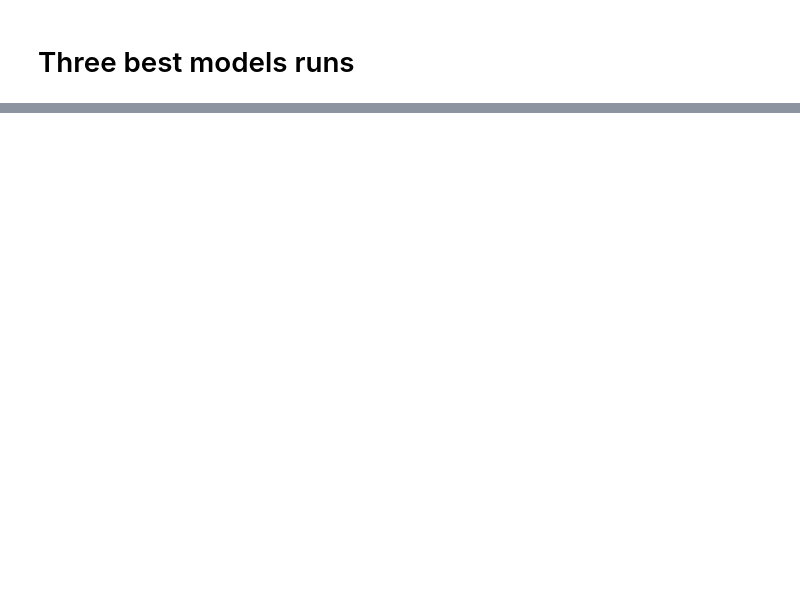
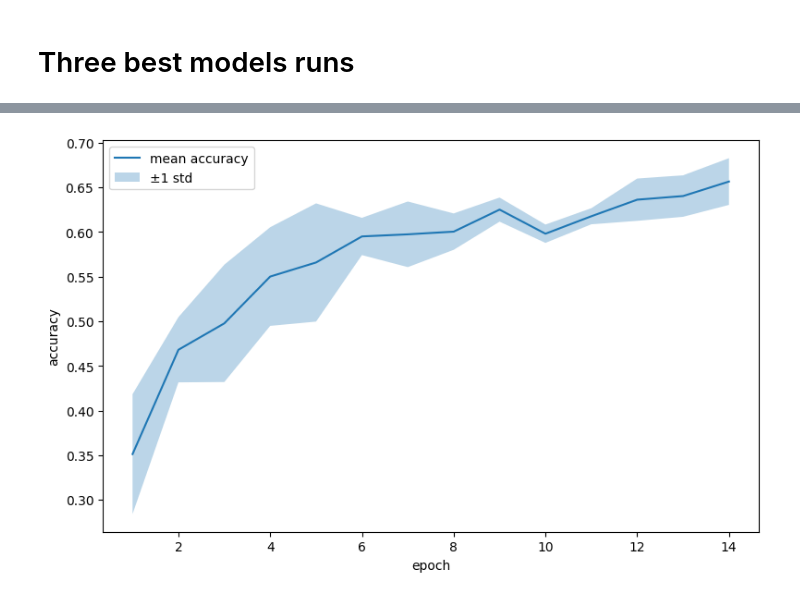
Before and after one commit to PulyaPolya/genres, a Jupyter notebook: ast_model/visualisations_hpo.ipynb, the cells around one changed output, grey strips where cells are left out. Cells and saved outputs as stored; diff of their text form; code cells hidden in the pictures; blank space fills up the shorter version.

```diff
--- a/ast_model/visualisations_hpo.ipynb
+++ b/ast_model/visualisations_hpo.ipynb
@@ -584,0 +594,36 @@ plt.show()
+# %%
+import matplotlib
+import matplotlib.pyplot as plt
+df = filled_df.copy()
+# acc_cols = [
+#     "best_model_test_2 - eval/accuracy",
+#     "best_model_test_1 - eval/accuracy",
+#     "trial_0 - eval/accuracy",
+# ]
+acc_cols = [col for col in list(filled_df.columns.values) if col.endswith("accuracy")]
+matplotlib.rcParams.update({'font.size': 10})
+# compute mean and std across the runs
+df["mean_acc"] = df[acc_cols].mean(axis=1)
+df["std_acc"] = df[acc_cols].std(axis=1)
+
+# plot
+plt.figure(figsize=(8, 5))
+plt.plot(df["train/epoch"], df["mean_acc"], label="mean accuracy")
+plt.fill_between(
+    df["train/epoch"],
+    df["mean_acc"] - df["std_acc"],
+    df["mean_acc"] + df["std_acc"],
+    alpha=0.3,
+    label="±1 std"
+)
+#plt.scatter(df["train/epoch"], df["mean_acc"], s=30, marker="o")  # individual runs
+plt.xlabel("epoch")
+plt.ylabel("accuracy")
+#plt.title("Validation accuracy: mean ± std over 3 runs")
+plt.legend()
+#plt.grid(True)
+plt.tight_layout()
+plt.savefig("figures/3_runs_average_15.pdf", format="pdf", bbox_inches="tight")
+plt.show()
+# %% [output]
+[figure, added]
```
Also changed, not shown: parts of 11 cells of this notebook, 1 other file.
